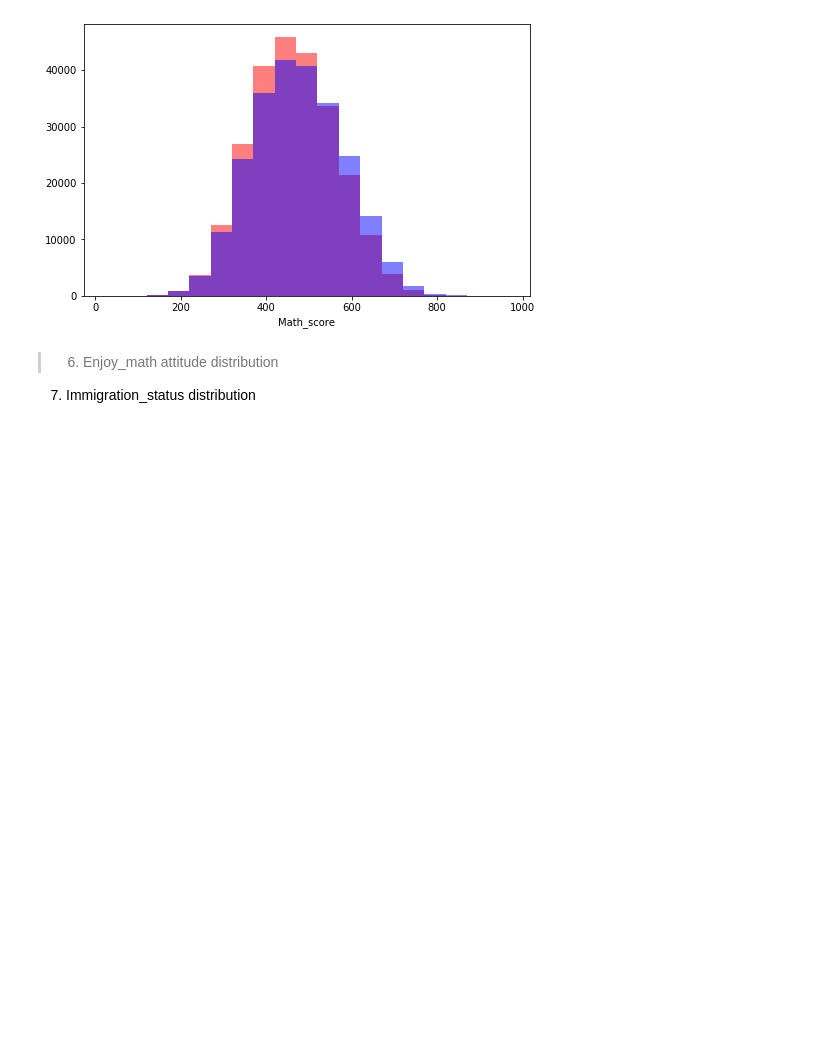
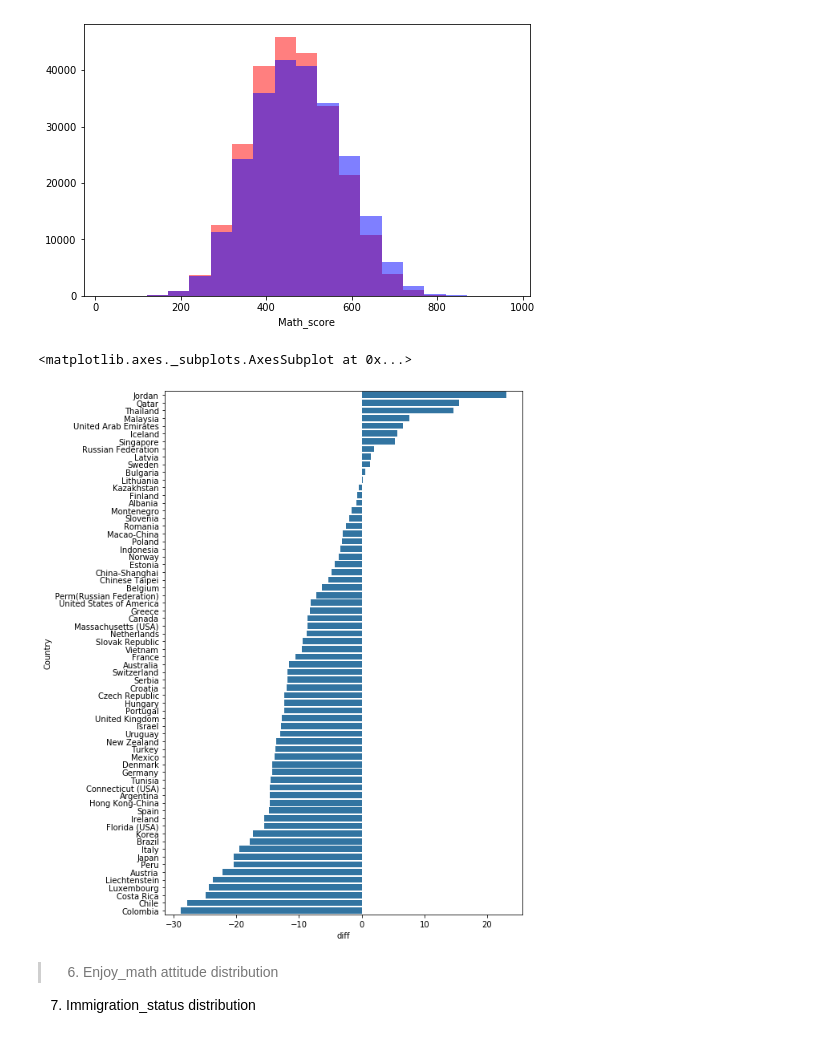
Before and after one commit to Anyra20/CommunicateDataProject, a Jupyter notebook: exploration_template.ipynb, the cells around one changed output. Drawn from its saved outputs; the diff is of its cells as text; code cells hidden in the pictures; blank space fills up the shorter version.

Commit message:
mean boys and girls math scores by country

```diff
--- a/exploration_template.ipynb
+++ b/exploration_template.ipynb
@@ -584,6 +584,21 @@ plt.xlabel('Math_score')
 plt.show()
 # %% [output]
 [figure]
+# %%
+df_girls_math =pisa.query('Gender =="Female"').groupby(['Country'], as_index=False).mean()[['Country','Math_score']]
+df_girls_math.rename(columns={"Math_score":"girl_math"}, inplace=True)
+df_boys_math = pisa.query('Gender =="Male"').groupby(['Country'], as_index=False).mean()[['Country','Math_score']]
+df_boys_math.rename(columns={"Math_score":"boy_math"}, inplace=True)
+#df_boys_math
+df_math_diff = pd.concat([df_girls_math, df_boys_math['boy_math']], axis=1, sort=False)
+df_math_diff['diff'] = df_math_diff['girl_math'] - df_math_diff['boy_math']
+# %%
+#df_math_diff
+plt.figure(figsize=(8,12))
+sb.barplot(data = df_math_diff.sort_values('diff', ascending=False), y ='Country', x = 'diff', color=base_color)
+# %% [output]
+<matplotlib.axes._subplots.AxesSubplot at 0x...>
+[figure, added]
 # %% [markdown]
 > 6) Enjoy_math attitude distribution <br>
 7) Immigration_status distribution
```
Also changed, not shown: parts of 1 cell of this notebook.
